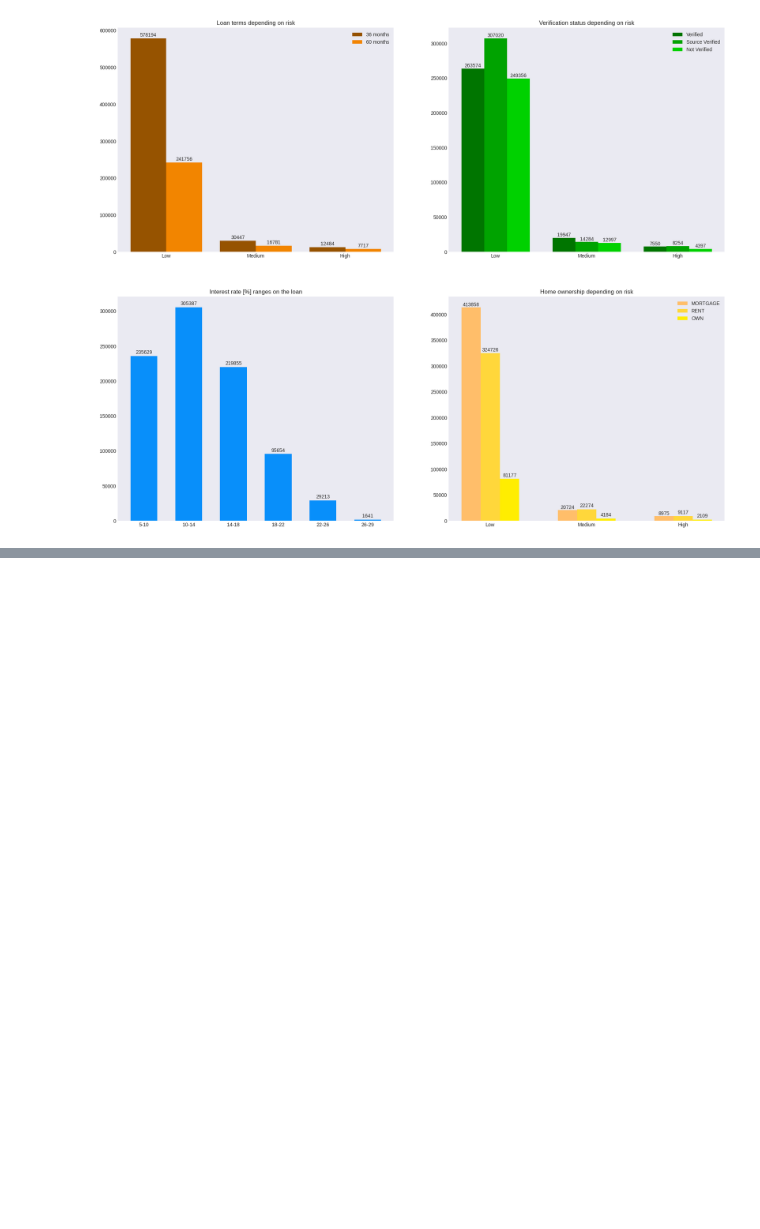
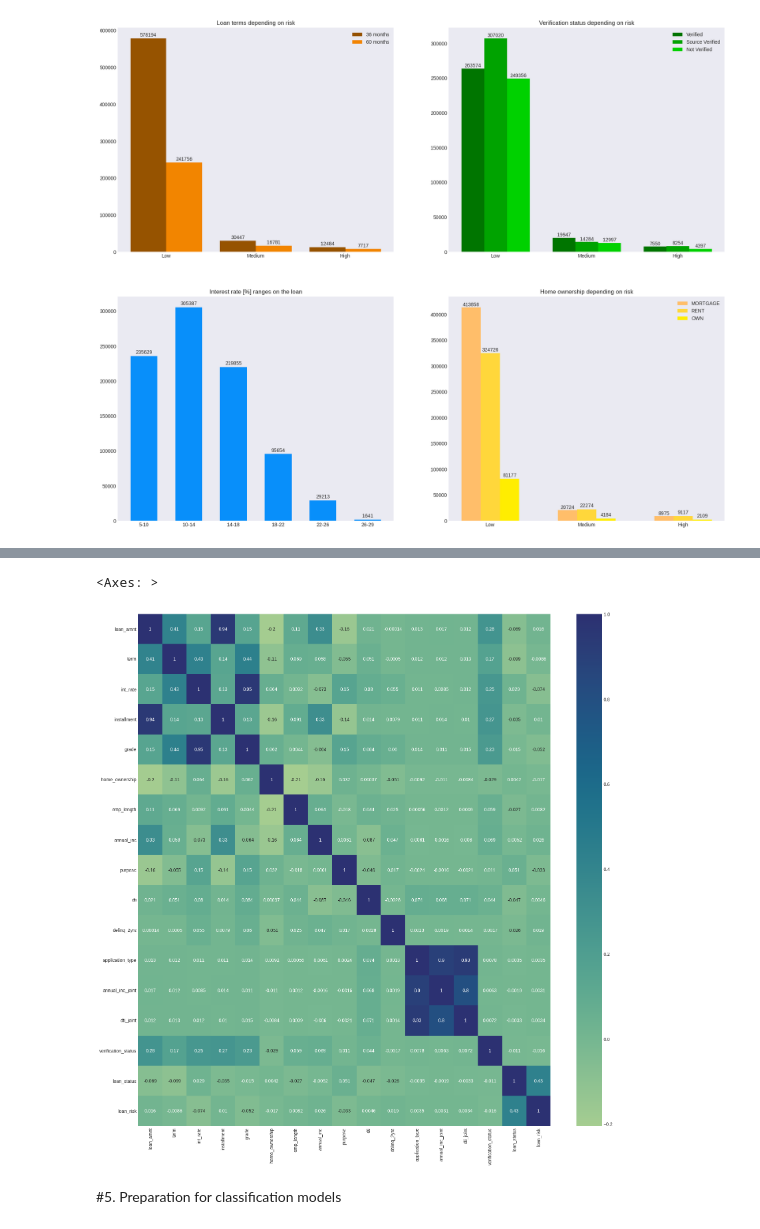
Before and after one commit to KamilShape/credit_risk_analysis, a Jupyter notebook: credit_risk_analysis.ipynb, the cells around one changed output, grey strips where cells are left out. Saved outputs shown, nothing was run; the diff lists cells and outputs as text; code cells hidden in the pictures; blank space fills up the shorter version.

Commit message:
add correlation map and preparing data for models

```diff
--- a/credit_risk_analysis.ipynb
+++ b/credit_risk_analysis.ipynb
@@ -320,0 +271,8 @@ cat_loan
+# %%
+fig, ax = plt.subplots(figsize=(20,20))
+sns.heatmap(cat_loan.corr(), cmap="crest", annot=True)
+# %% [output]
+<Axes: >
+[figure, added]
+# %% [markdown]
+#5. Preparation for classification models
```
Also changed, not shown: parts of 13 cells of this notebook.
